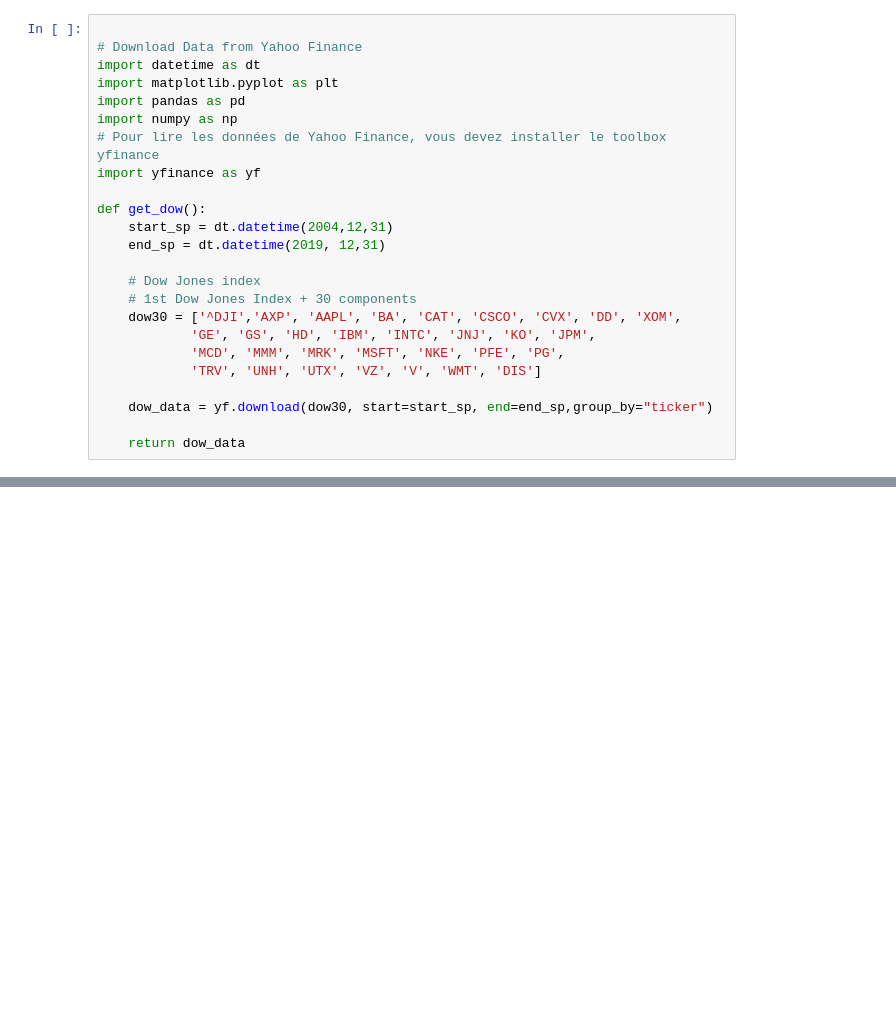
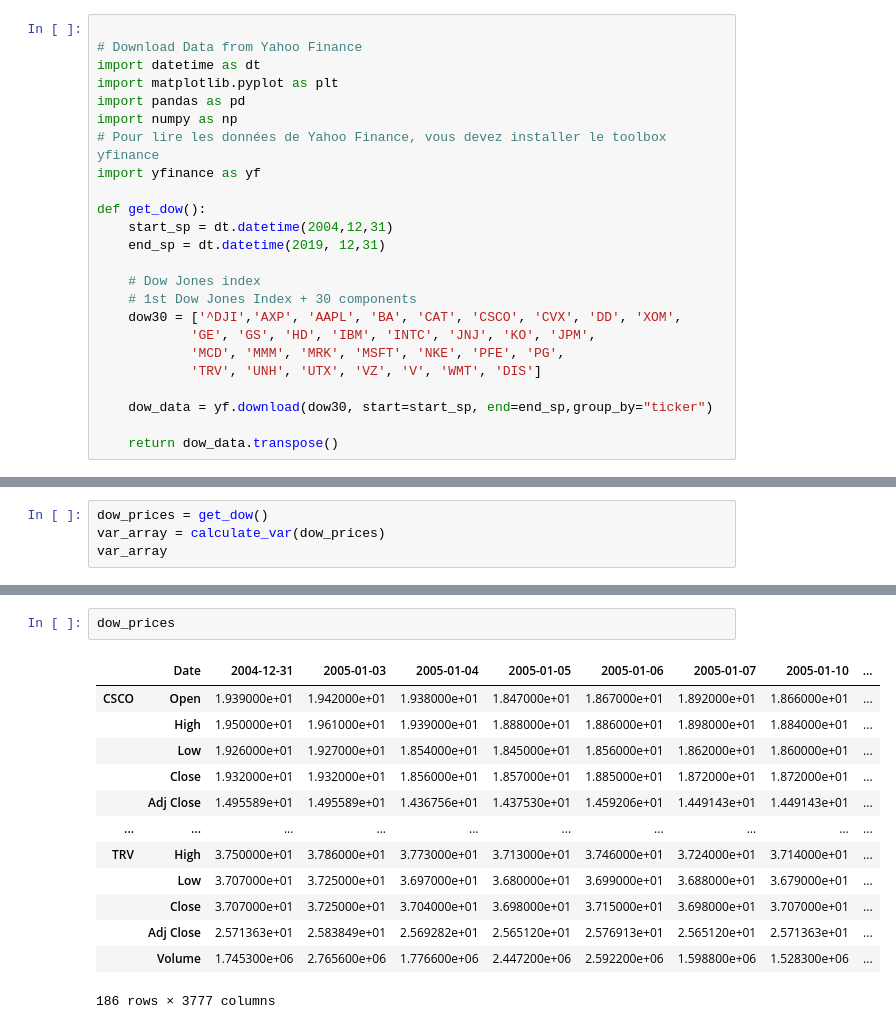
Before and after one commit to poclecoqq/Trending-stocks, a Jupyter notebook: tp1/Question2.ipynb, the cells around one changed output, grey strips where cells are left out. Drawn from its saved outputs; the diff is of its cells as text; blank space fills up the shorter version.

```diff
--- a/tp1/Question2.ipynb
+++ b/tp1/Question2.ipynb
@@ -21,5 +21,5 @@ def get_dow():
 
     dow_data = yf.download(dow30, start=start_sp, end=end_sp,group_by="ticker")
 
-    return dow_data
+    return dow_data.transpose()
 # %%
@@ -92,0 +87,4 @@ a
+# %%
+dow_prices = get_dow()
+var_array = calculate_var(dow_prices)
+var_array
@@ -92,0 +116,16 @@ a
+# %%
+dow_prices
+# %% [output]
+|  | Date | 2004-12-31 | 2005-01-03 | 2005-01-04 | 2005-01-05 | 2005-01-06 | 2005-01-07 | 2005-01-10 | ... |
+| CSCO | Open | 1.939000e+01 | 1.942000e+01 | 1.938000e+01 | 1.847000e+01 | 1.867000e+01 | 1.892000e+01 | 1.866000e+01 | ... |
+|  | High | 1.950000e+01 | 1.961000e+01 | 1.939000e+01 | 1.888000e+01 | 1.886000e+01 | 1.898000e+01 | 1.884000e+01 | ... |
+|  | Low | 1.926000e+01 | 1.927000e+01 | 1.854000e+01 | 1.845000e+01 | 1.856000e+01 | 1.862000e+01 | 1.860000e+01 | ... |
+|  | Close | 1.932000e+01 | 1.932000e+01 | 1.856000e+01 | 1.857000e+01 | 1.885000e+01 | 1.872000e+01 | 1.872000e+01 | ... |
+|  | Adj Close | 1.495589e+01 | 1.495589e+01 | 1.436756e+01 | 1.437530e+01 | 1.459206e+01 | 1.449143e+01 | 1.449143e+01 | ... |
+| ... | ... | ... | ... | ... | ... | ... | ... | ... | ... |
+| TRV | High | 3.750000e+01 | 3.786000e+01 | 3.773000e+01 | 3.713000e+01 | 3.746000e+01 | 3.724000e+01 | 3.714000e+01 | ... |
+|  | Low | 3.707000e+01 | 3.725000e+01 | 3.697000e+01 | 3.680000e+01 | 3.699000e+01 | 3.688000e+01 | 3.679000e+01 | ... |
+|  | Close | 3.707000e+01 | 3.725000e+01 | 3.704000e+01 | 3.698000e+01 | 3.715000e+01 | 3.698000e+01 | 3.707000e+01 | ... |
+|  | Adj Close | 2.571363e+01 | 2.583849e+01 | 2.569282e+01 | 2.565120e+01 | 2.576913e+01 | 2.565120e+01 | 2.571363e+01 | ... |
+|  | Volume | 1.745300e+06 | 2.765600e+06 | 1.776600e+06 | 2.447200e+06 | 2.592200e+06 | 1.598800e+06 | 1.528300e+06 | ... |
+186 rows × 3777 columns
```
Also changed, not shown: parts of 6 cells of this notebook.
